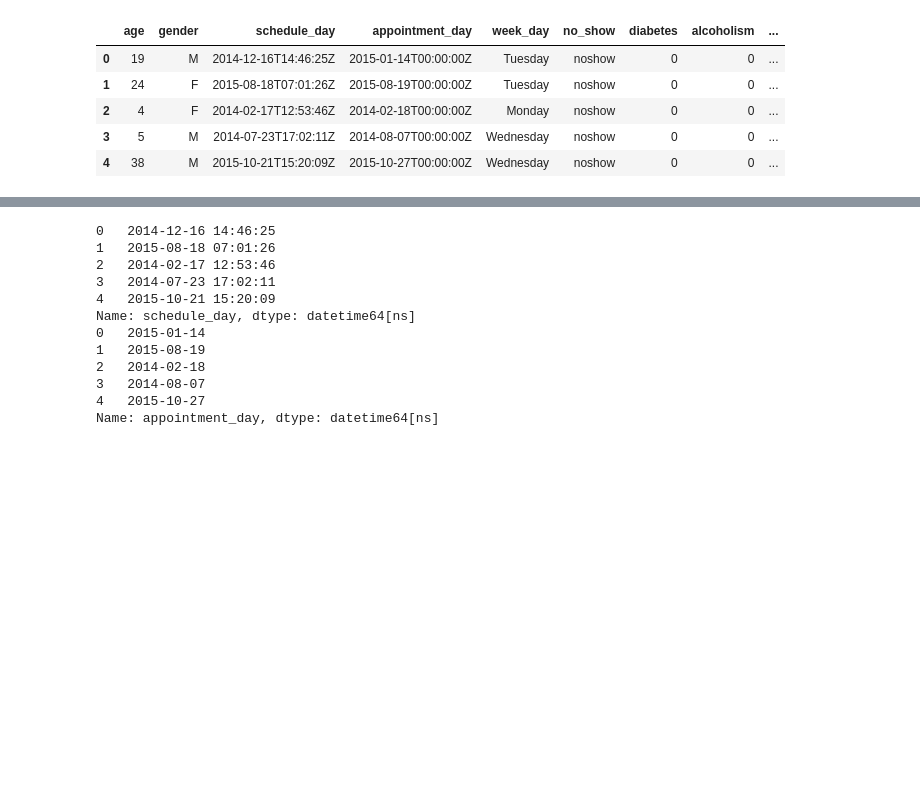
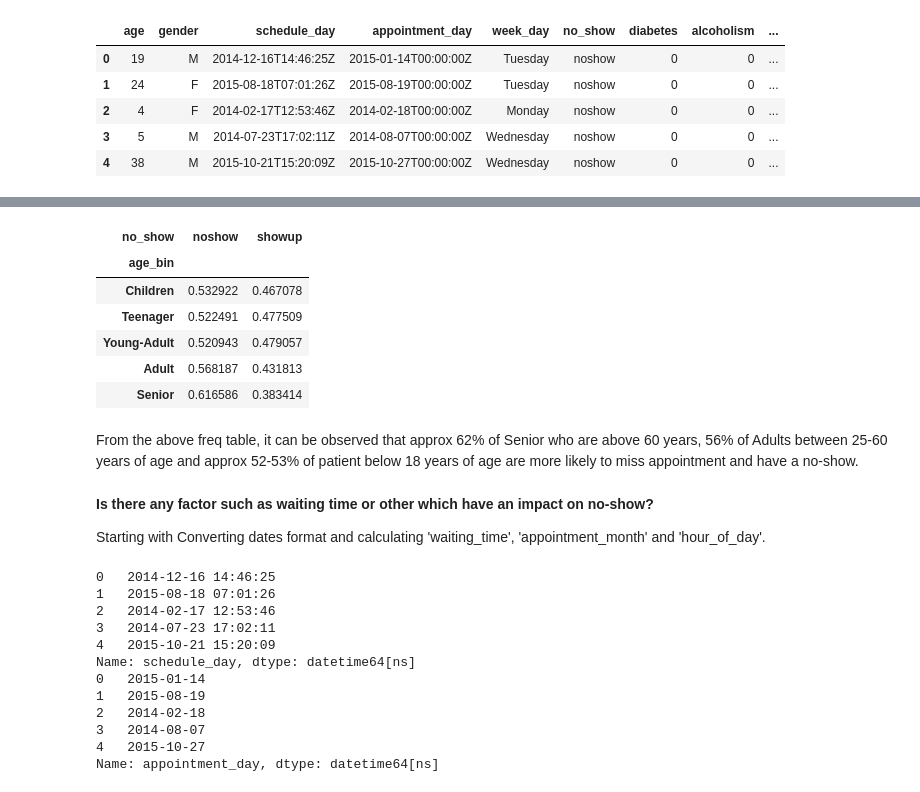
Before and after one commit to shrushenoy/Predicting-No-Show-Rate-for-Hospital-Appointments, a Jupyter notebook: Patients No-Show Prediction Model.ipynb, the cells around one changed output, grey strips where cells are left out. Drawn from its saved outputs; the diff is of its cells as text; code cells hidden in the pictures; blank space fills up the shorter version.

```diff
--- a/Patients No-Show Prediction Model.ipynb
+++ b/Patients No-Show Prediction Model.ipynb
@@ -192,6 +203,6 @@ df[df['age'] > 105]
 # %%
-# dropping -ve age and row above 105 years
-df = df[(df.age >= 0) & (df.age <= 105)]
+# dropping -ve age and row above 95 years
+df = df[(df.age >= 0) & (df.age <= 95)]
 
 min_age = df['age'].min()
 max_age = df['age'].max()
@@ -251 +238,19 @@ print('\bProbability of showing up with respect to Age')
+# %%
+#creating a freq table
+show_prob_age = pd.crosstab(df['age_bin'], df['no_show'], normalize='index')
+show_prob_age
+# %% [output]
+| no_show | noshow | showup |
+| age_bin |  |  |
+| Children | 0.532922 | 0.467078 |
+| Teenager | 0.522491 | 0.477509 |
+| Young-Adult | 0.520943 | 0.479057 |
+| Adult | 0.568187 | 0.431813 |
+| Senior | 0.616586 | 0.383414 |
+# %% [markdown]
+From the above freq table, it can be observed that approx 62% of Senior who are above 60 years, 56% of Adults between 25-60 years of age and approx 52-53% of patient below 18 years of age are more likely to miss appointment and have a no-show.
+# %% [markdown]
+**Is there any factor such as waiting time or other which have an impact on no-show?**
+
+Starting with Converting dates format and calculating 'waiting_time', 'appointment_month' and 'hour_of_day'.
 # %%
```
Also changed, not shown: parts of 107 cells of this notebook.
